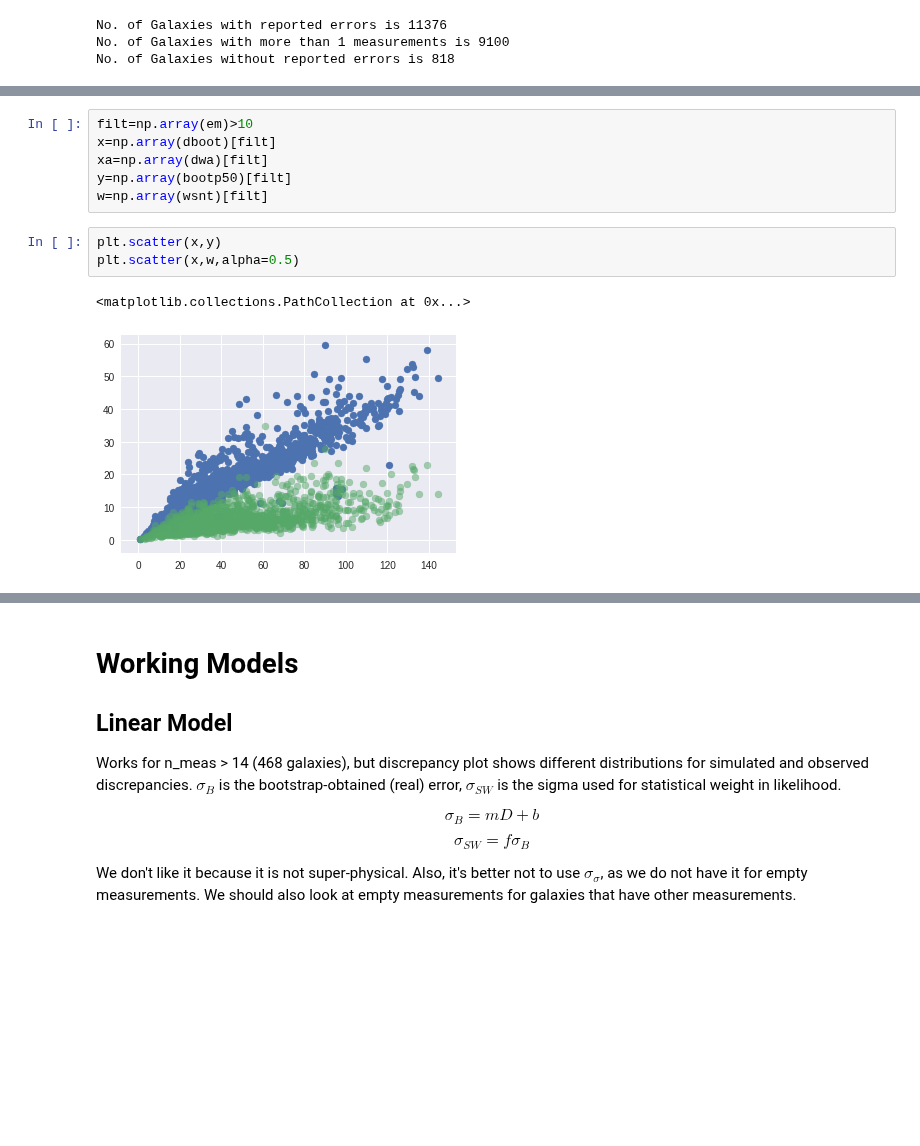
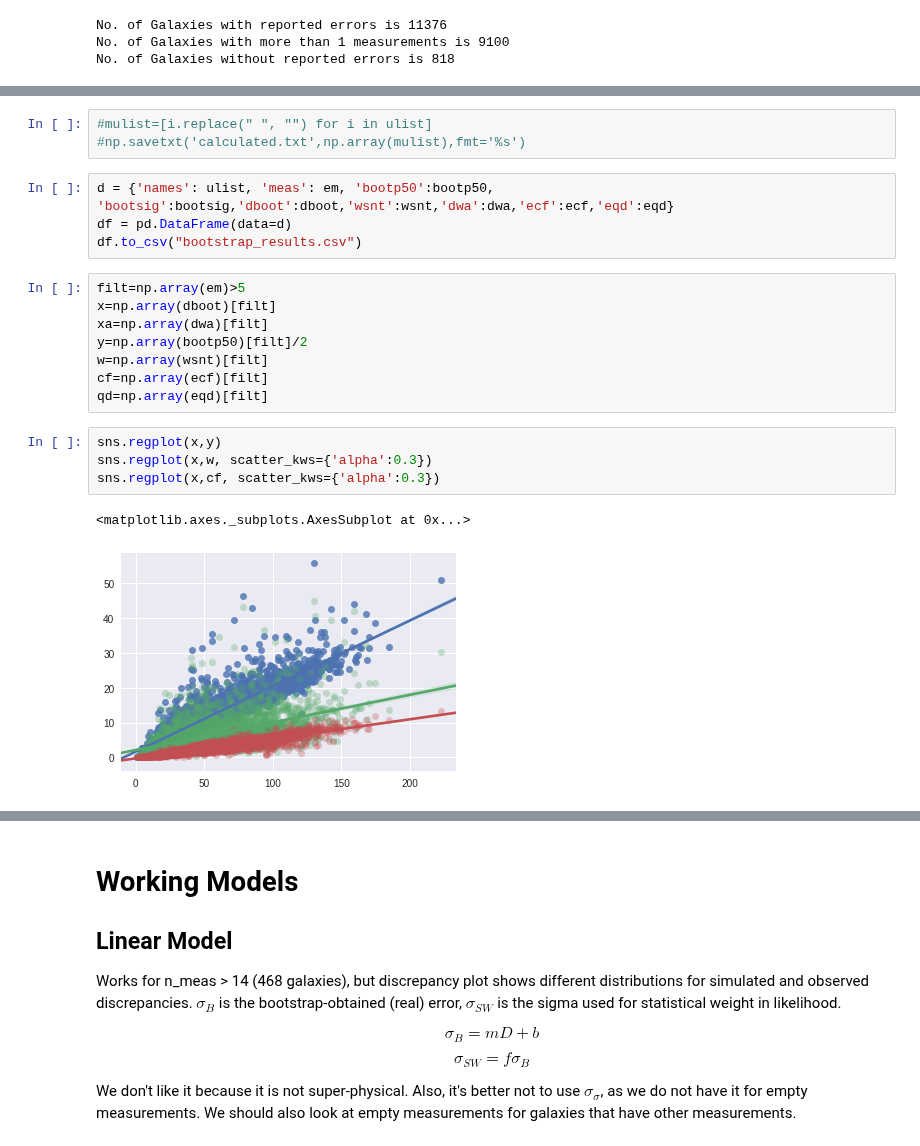
Before and after one commit to saint-germain/anisotropias, a Jupyter notebook: correctdiscrepancy.ipynb, the cells around one changed output, grey strips where cells are left out. Drawn from its saved outputs; the diff is of its cells as text; blank space fills up the shorter version.

```diff
--- a/correctdiscrepancy.ipynb
+++ b/correctdiscrepancy.ipynb
@@ -104,13 +110,23 @@ for i in ulist:
 # weighted std using D and propagated err is similar to propagated D error using weighted std on modulus and error
+# %%
+#mulist=[i.replace(" ", "") for i in ulist]
+#np.savetxt('calculated.txt',np.array(mulist),fmt='%s')
+# %%
+d = {'names': ulist, 'meas': em, 'bootp50':bootp50, 'bootsig':bootsig,'dboot':dboot,'wsnt':wsnt,'dwa':dwa,'ecf':ecf,'eqd':eqd}
+df = pd.DataFrame(data=d)
+df.to_csv("bootstrap_results.csv")
 # %%
-filt=np.array(em)>10
+filt=np.array(em)>5
 x=np.array(dboot)[filt]
 xa=np.array(dwa)[filt]
-y=np.array(bootp50)[filt]
+y=np.array(bootp50)[filt]/2
 w=np.array(wsnt)[filt]
+cf=np.array(ecf)[filt]
+qd=np.array(eqd)[filt]
-# %%
-plt.scatter(x,y)
-plt.scatter(x,w,alpha=0.5)
-# %% [output]
-<matplotlib.collections.PathCollection at 0x...>
-[figure, removed]
+# %%
+sns.regplot(x,y)
+sns.regplot(x,w, scatter_kws={'alpha':0.3})
+sns.regplot(x,cf, scatter_kws={'alpha':0.3})
+# %% [output]
+<matplotlib.axes._subplots.AxesSubplot at 0x...>
+[figure, added]
```
Also changed, not shown: parts of 9 cells of this notebook, 3 other files.
